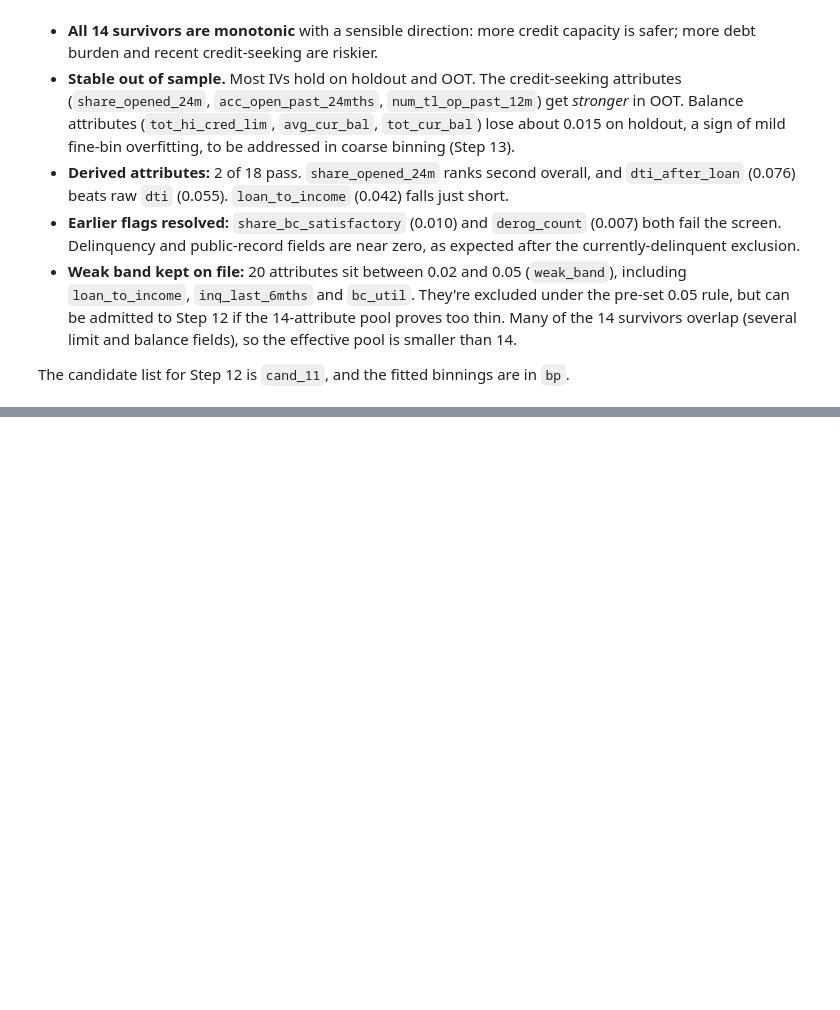
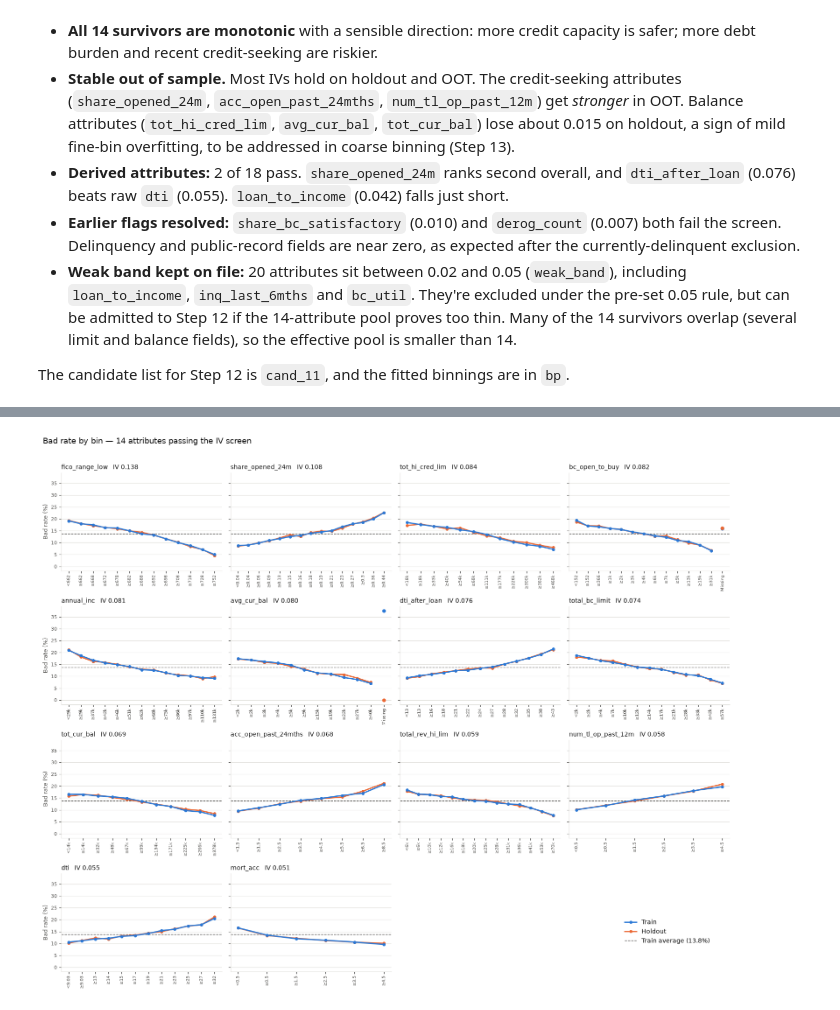
Before and after one commit to daniel-d-wu/scorecard-dev, a Jupyter notebook: scorecard_dev.ipynb, the cells around one changed output, grey strips where cells are left out. Cells and saved outputs as stored; diff of their text form; code cells hidden in the pictures; blank space fills up the shorter version.

```diff
--- a/scorecard_dev.ipynb
+++ b/scorecard_dev.ipynb
@@ -2093,0 +2098,62 @@ The candidate list for Step 12 is `cand_11`, and the fitted binnings are in `bp`
+# %%
+# ---------------------------------------------------------------
+# 11.2  Bad rate by bin (train vs holdout) for the 14 IV survivors
+# ---------------------------------------------------------------
+import matplotlib.pyplot as plt
+
+TRAIN_C, HOLD_C, INK, MUTED, GRID = '#2a78d6', '#eb6834', '#0b0b0b', '#52514e', '#e4e3df'
+
+def short(v):
+    """Compact number for tick labels."""
+    if not np.isfinite(v): return ''
+    if abs(v) >= 1e6: return f'{v/1e6:.1f}M'
+    if abs(v) >= 1e3: return f'{v/1e3:.0f}k'
+    return f'{v:.2f}'.rstrip('0').rstrip('.') if abs(v) < 10 else f'{v:.0f}'
+
+def bin_rates(var):
+    ob = bp.get_binned_variable(var)
+    bt = ob.binning_table.build()
+    bt = bt[(bt.index != 'Totals') & (bt['Count'] > 0)]
+    labels = bt['Bin'].astype(str).tolist()
+    tr_rate = (bt['Event rate'].astype(float) * 100).tolist()
+    lab_h = pd.Series(ob.transform(hold[var].values, metric='bins')).astype(str)
+    ho = hold.bad.reset_index(drop=True).groupby(lab_h).mean() * 100
+    ho_rate = [ho.get(l, np.nan) for l in labels]
+    if var in cat_vars:
+        ticks = [l.replace("'", '').strip('[]')[:18] for l in labels]
+    else:
+        edges = [-np.inf] + list(ob.splits) + [np.inf]
+        ticks = [('<' + short(edges[1])) if i == 0 else ('≥' + short(edges[i])) for i in range(len(edges) - 1)]
+        ticks += ['Missing'] * (len(labels) - len(ticks))
+    return labels, ticks, tr_rate, ho_rate
+
+avg = train.bad.mean() * 100
+fig, axes = plt.subplots(4, 4, figsize=(16, 13), sharey=True)
+for ax, var in zip(axes.flat, cand_11):
+    labels, ticks, tr_rate, ho_rate = bin_rates(var)
+    x = np.arange(len(labels)); num = [i for i, l in enumerate(labels) if l != 'Missing']
+    ax.axhline(avg, color=MUTED, lw=1, ls='--', zorder=1)
+    ax.plot(x[num], np.array(tr_rate)[num], color=TRAIN_C, lw=2, marker='o', ms=4, zorder=3)
+    ax.plot(x[num], np.array(ho_rate)[num], color=HOLD_C, lw=2, marker='o', ms=4, zorder=2)
+    miss = [i for i, l in enumerate(labels) if l == 'Missing']
+    for i in miss:   # missing bin: separate, unconnected point
+        ax.plot(i, tr_rate[i], 'o', color=TRAIN_C, ms=5); ax.plot(i, ho_rate[i], 'o', color=HOLD_C, ms=5)
+    ax.set_title(f"{var}   IV {iv_tbl.loc[var, 'IV train']:.3f}", fontsize=10, color=INK, loc='left')
+    ax.set_xticks(x); ax.set_xticklabels(ticks, rotation=90, fontsize=7, color=MUTED)
+    ax.tick_params(axis='y', labelsize=8, colors=MUTED)
+    ax.grid(axis='y', color=GRID, lw=0.8); ax.set_axisbelow(True)
+    for s in ['top', 'right']: ax.spines[s].set_visible(False)
+    for s in ['left', 'bottom']: ax.spines[s].set_color(GRID)
+for ax in axes.flat[len(cand_11):]: ax.axis('off')
+for ax in axes[:, 0]: ax.set_ylabel('Bad rate (%)', fontsize=9, color=MUTED)
+fig.legend(handles=[plt.Line2D([], [], color=TRAIN_C, lw=2, marker='o', ms=4, label='Train'),
+                    plt.Line2D([], [], color=HOLD_C, lw=2, marker='o', ms=4, label='Holdout'),
+                    plt.Line2D([], [], color=MUTED, lw=1, ls='--', label=f'Train average ({avg:.1f}%)')],
+           loc='lower right', bbox_to_anchor=(0.97, 0.08), fontsize=10, frameon=False)
+fig.suptitle('Bad rate by bin — 14 attributes passing the IV screen', x=0.01, ha='left', fontsize=13, color=INK)
+fig.tight_layout(rect=(0, 0, 1, 0.97))
+os.makedirs('figures', exist_ok=True)
+fig.savefig('figures/step11_monotonicity.png', dpi=130, facecolor='#fcfcfb')
+plt.show()
+# %% [output]
+[figure, added]
```
Also changed, not shown: parts of 6 cells of this notebook, 1 other file.
